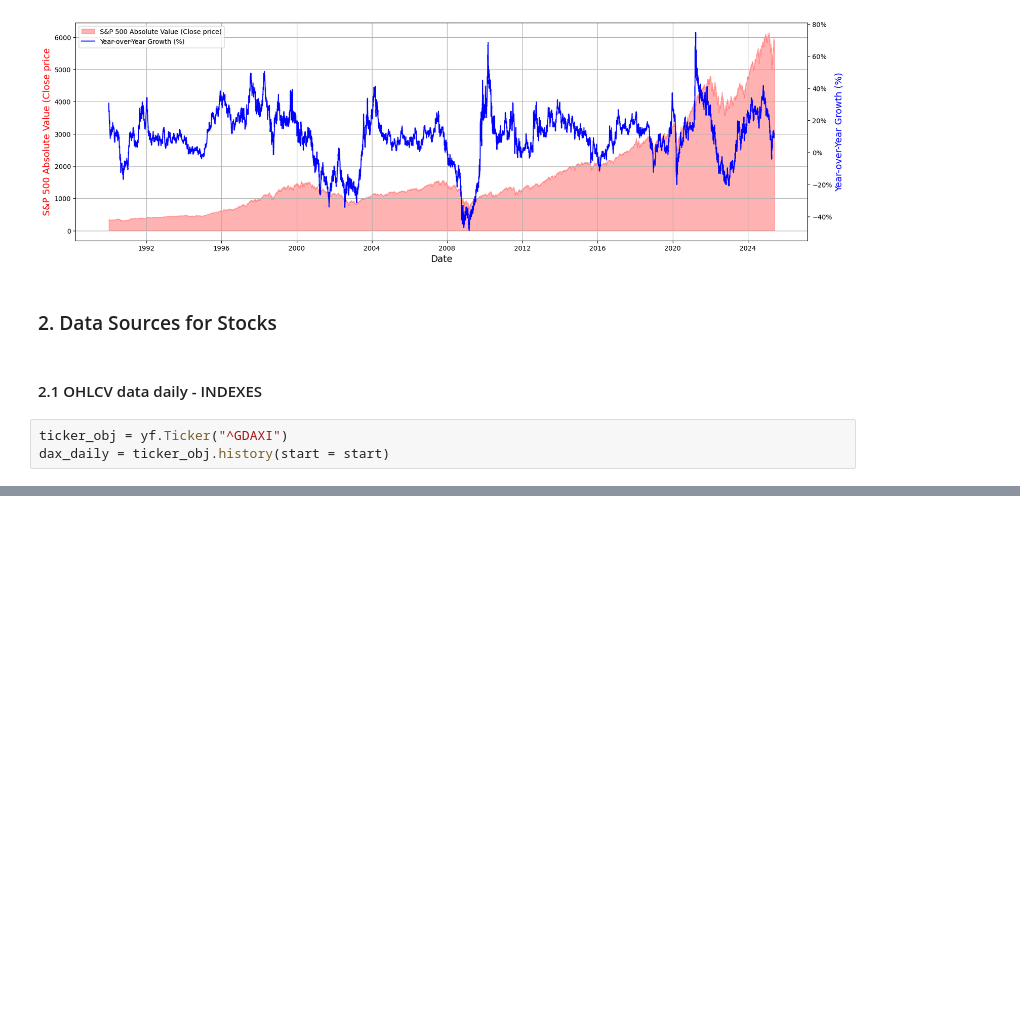
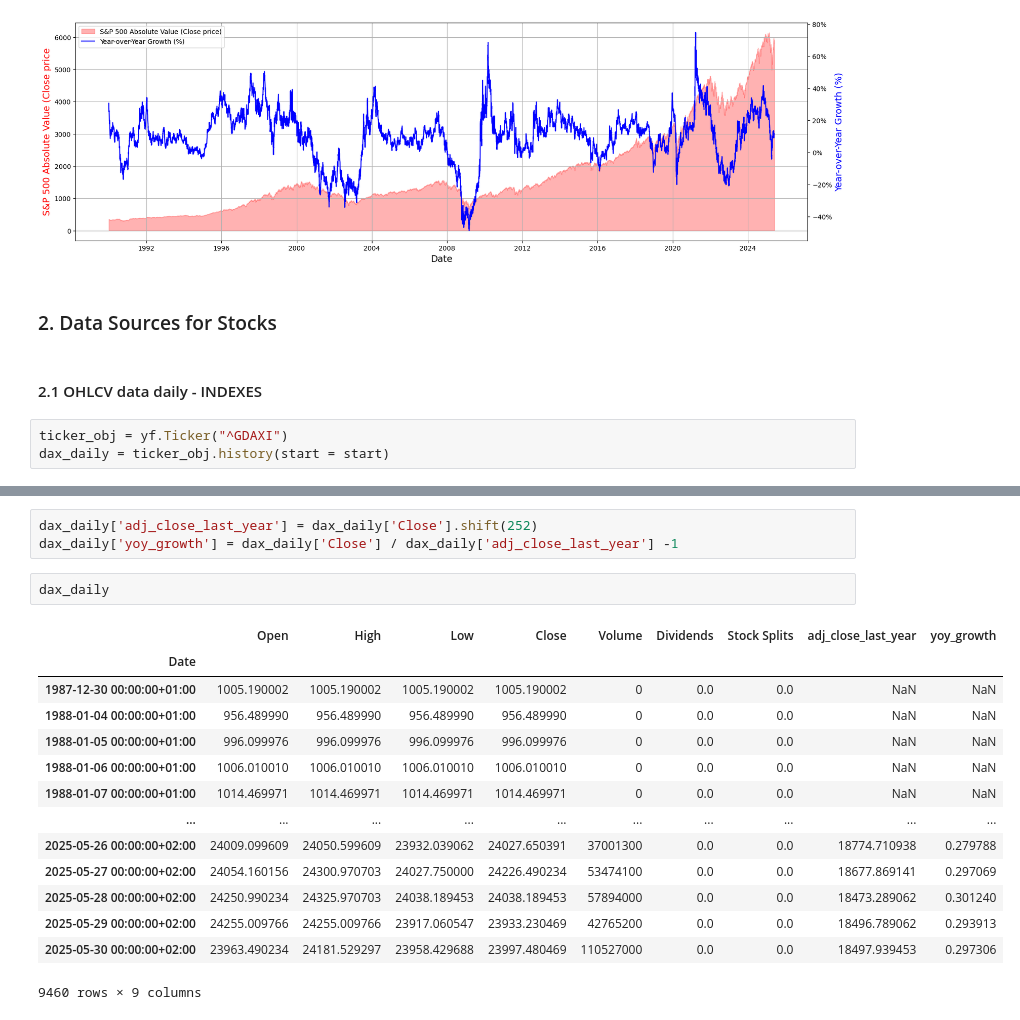
Before and after one commit to nathadriele/stock-markets-analytics-zoomcamp, a Jupyter notebook: 01-intro-and-data-sources/hw-intro.ipynb, the cells around one changed output, grey strips where cells are left out. Saved outputs shown, nothing was run; the diff lists cells and outputs as text; blank space fills up the shorter version.

```diff
--- a/01-intro-and-data-sources/hw-intro.ipynb
+++ b/01-intro-and-data-sources/hw-intro.ipynb
@@ -273,0 +284,20 @@ dax_daily = ticker_obj.history(start = start)
+# %%
+dax_daily['adj_close_last_year'] = dax_daily['Close'].shift(252)
+dax_daily['yoy_growth'] = dax_daily['Close'] / dax_daily['adj_close_last_year'] -1
+# %%
+dax_daily
+# %% [output]
+|  | Open | High | Low | Close | Volume | Dividends | Stock Splits | adj_close_last_year | yoy_growth |
+| Date |  |  |  |  |  |  |  |  |  |
+| 1987-12-30 00:00:00+01:00 | 1005.190002 | 1005.190002 | 1005.190002 | 1005.190002 | 0 | 0.0 | 0.0 | NaN | NaN |
+| 1988-01-04 00:00:00+01:00 | 956.489990 | 956.489990 | 956.489990 | 956.489990 | 0 | 0.0 | 0.0 | NaN | NaN |
+| 1988-01-05 00:00:00+01:00 | 996.099976 | 996.099976 | 996.099976 | 996.099976 | 0 | 0.0 | 0.0 | NaN | NaN |
+| 1988-01-06 00:00:00+01:00 | 1006.010010 | 1006.010010 | 1006.010010 | 1006.010010 | 0 | 0.0 | 0.0 | NaN | NaN |
+| 1988-01-07 00:00:00+01:00 | 1014.469971 | 1014.469971 | 1014.469971 | 1014.469971 | 0 | 0.0 | 0.0 | NaN | NaN |
+| ... | ... | ... | ... | ... | ... | ... | ... | ... | ... |
+| 2025-05-26 00:00:00+02:00 | 24009.099609 | 24050.599609 | 23932.039062 | 24027.650391 | 37001300 | 0.0 | 0.0 | 18774.710938 | 0.279788 |
+| 2025-05-27 00:00:00+02:00 | 24054.160156 | 24300.970703 | 24027.750000 | 24226.490234 | 53474100 | 0.0 | 0.0 | 18677.869141 | 0.297069 |
+| 2025-05-28 00:00:00+02:00 | 24250.990234 | 24325.970703 | 24038.189453 | 24038.189453 | 57894000 | 0.0 | 0.0 | 18473.289062 | 0.301240 |
+| 2025-05-29 00:00:00+02:00 | 24255.009766 | 24255.009766 | 23917.060547 | 23933.230469 | 42765200 | 0.0 | 0.0 | 18496.789062 | 0.293913 |
+| 2025-05-30 00:00:00+02:00 | 23963.490234 | 24181.529297 | 23958.429688 | 23997.480469 | 110527000 | 0.0 | 0.0 | 18497.939453 | 0.297306 |
+9460 rows × 9 columns
```
Also changed, not shown: parts of 2 cells of this notebook.
